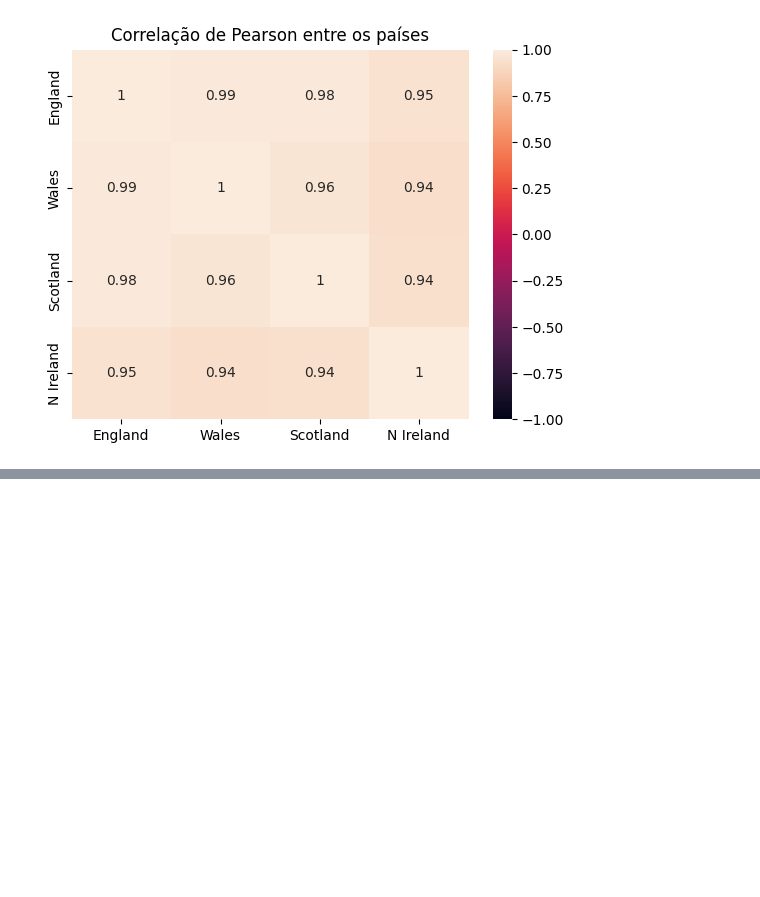
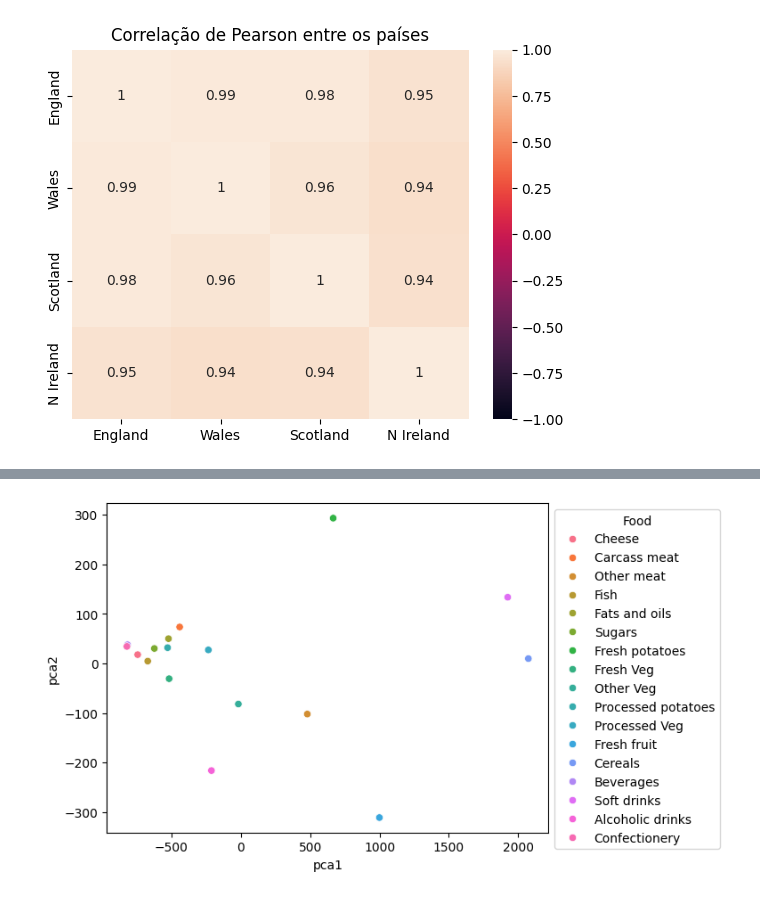
Before and after one commit to fernandohitmas/information_visualization, a Jupyter notebook: activities/activity4.ipynb, the cells around one changed output, grey strips where cells are left out. Saved outputs shown, nothing was run; the diff lists cells and outputs as text; code cells hidden in the pictures; blank space fills up the shorter version.

```diff
--- a/activities/activity4.ipynb
+++ b/activities/activity4.ipynb
@@ -48,0 +62,2 @@ plt.show()
+# %%
+dados_food = dados[['Food']].copy()
@@ -48,0 +81,15 @@ plt.show()
+# %%
+pca = PCA(n_components=4)
+# %%
+dados_pca = pca.fit_transform(dados_paises)
+# %%
+dados_food['pca1'] = dados_pca[:,0]
+dados_food['pca2'] = dados_pca[:,1]
+# %%
+p = sns.scatterplot(dados_food, x='pca1', y='pca2', hue='Food')
+p.set_title('')
+#p.figure.set_size_inches(10,10)
+sns.move_legend(p, "upper left", bbox_to_anchor=(1, 1))
+#plt.tight_layout()
+# %% [output]
+[figure, added]
```
Also changed, not shown: parts of 7 cells of this notebook.
